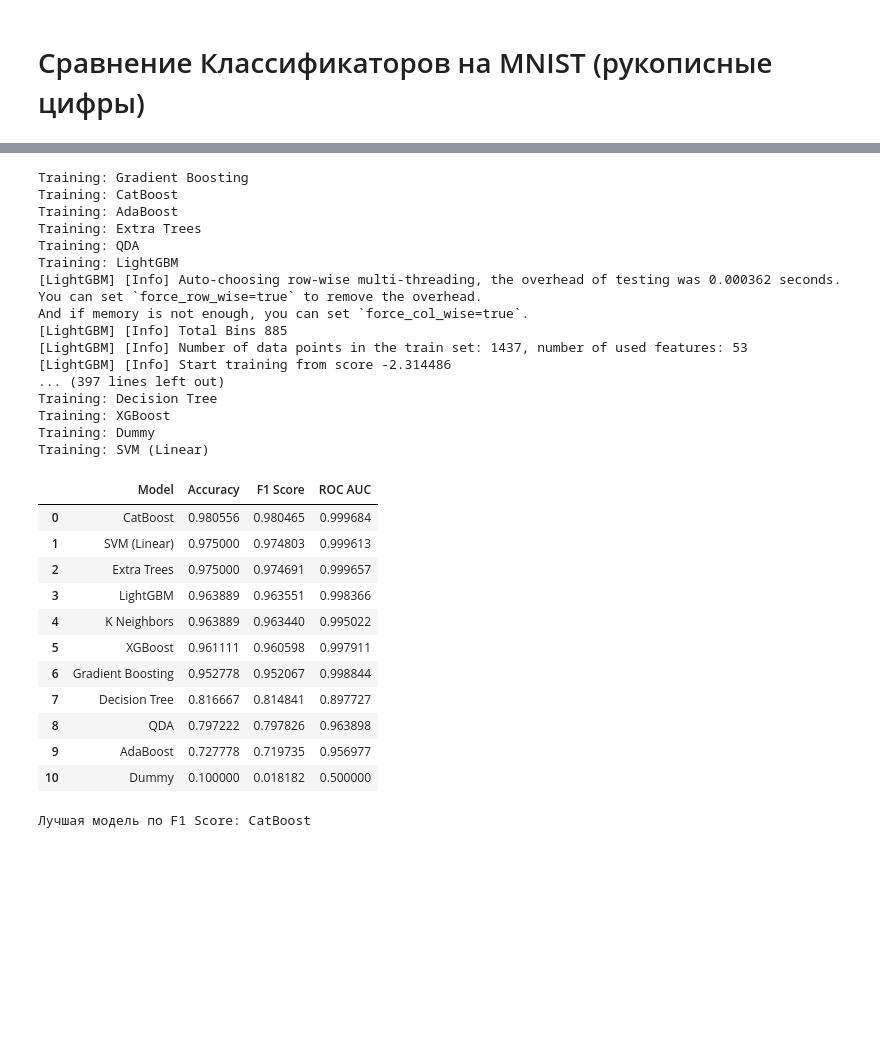
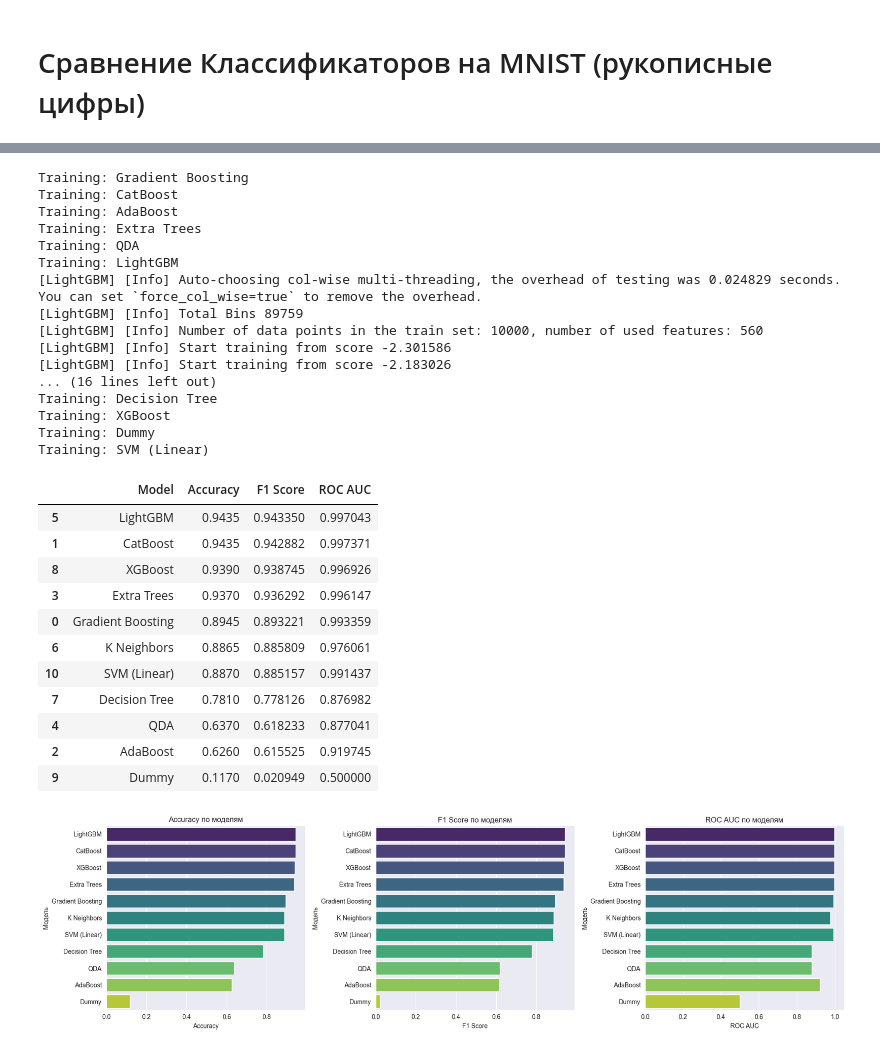
Before and after one commit to Mkspulemet/Belhard, a Jupyter notebook: hw4/mnist_classifiers_comparison1.ipynb, the cells around one changed output, grey strips where cells are left out. Cells and saved outputs as stored; diff of their text form; code cells hidden in the pictures; blank space fills up the shorter version.

```diff
--- a/hw4/mnist_classifiers_comparison1.ipynb
+++ b/hw4/mnist_classifiers_comparison1.ipynb
@@ -66,69 +66,77 @@ models = {
     "SVM (Linear)": SVC(kernel='linear', probability=True, random_state=42)
 }
 # %%
-# Обучение и сравнение моделей
 results = []
+
 for name, model in models.items():
-    print(f'Training: {name}')
-    if name == 'QDA':
+    print(f"Training: {name}")
+    if name == "QDA":
         model.fit(X_train, y_train)
         y_pred = model.predict(X_test)
         y_proba = model.predict_proba(X_test)
     else:
         model.fit(X_train_scaled, y_train)
         y_pred = model.predict(X_test_scaled)
         y_proba = model.predict_proba(X_test_scaled)
+
     acc = accuracy_score(y_test, y_pred)
     f1 = f1_score(y_test, y_pred, average='macro')
+
     try:
         roc = roc_auc_score(y_test, y_proba, multi_class='ovo', average='macro')
     except:
         roc = np.nan
+
     results.append({
         "Model": name,
         "Accuracy": acc,
         "F1 Score": f1,
         "ROC AUC": roc
     })
+
+df_results = pd.DataFrame(results).sort_values(by="F1 Score", ascending=False)
+display(df_results)
+
+# 6. Визуализация результатов
+fig, axes = plt.subplots(1, 3, figsize=(18, 5))
+metrics = ["Accuracy", "F1 Score", "ROC AUC"]
+
+for ax, metric in zip(axes, metrics):
+    sns.barplot(data=df_results, x=metric, y="Model", ax=ax, palette="viridis")
+    ax.set_title(f"{metric} по моделям")
+    ax.set_xlabel(metric)
+    ax.set_ylabel("Модель")
+
+plt.tight_layout()
+plt.show()
 # %% [output]
 Training: Gradient Boosting
 Training: CatBoost
 Training: AdaBoost
 Training: Extra Trees
 Training: QDA
 Training: LightGBM
-[LightGBM] [Info] Auto-choosing row-wise multi-threading, the overhead of testing was 0.000362 seconds.
-You can set `force_row_wise=true` to remove the overhead.
-And if memory is not enough, you can set `force_col_wise=true`.
-[LightGBM] [Info] Total Bins 885
-[LightGBM] [Info] Number of data points in the train set: 1437, number of used features: 53
-[LightGBM] [Info] Start training from score -2.314486
-... (397 lines left out)
+[LightGBM] [Info] Auto-choosing col-wise multi-threading, the overhead of testing was 0.024829 seconds.
+You can set `force_col_wise=true` to remove the overhead.
+[LightGBM] [Info] Total Bins 89759
+[LightGBM] [Info] Number of data points in the train set: 10000, number of used features: 560
+[LightGBM] [Info] Start training from score -2.301586
+[LightGBM] [Info] Start training from score -2.183026
+... (16 lines left out)
 Training: Decision Tree
 Training: XGBoost
 Training: Dummy
 Training: SVM (Linear)
+|  | Model | Accuracy | F1 Score | ROC AUC |
+| 5 | LightGBM | 0.9435 | 0.943350 | 0.997043 |
+| 1 | CatBoost | 0.9435 | 0.942882 | 0.997371 |
+| 8 | XGBoost | 0.9390 | 0.938745 | 0.996926 |
+| 3 | Extra Trees | 0.9370 | 0.936292 | 0.996147 |
+| 0 | Gradient Boosting | 0.8945 | 0.893221 | 0.993359 |
+| 6 | K Neighbors | 0.8865 | 0.885809 | 0.976061 |
+| 10 | SVM (Linear) | 0.8870 | 0.885157 | 0.991437 |
+| 7 | Decision Tree | 0.7810 | 0.778126 | 0.876982 |
+| 4 | QDA | 0.6370 | 0.618233 | 0.877041 |
+| 2 | AdaBoost | 0.6260 | 0.615525 | 0.919745 |
+| 9 | Dummy | 0.1170 | 0.020949 | 0.500000 |
+[figure, added]
-# %%
-# Таблица результатов
-df_results = pd.DataFrame(results)
-df_results_sorted = df_results.sort_values(by='F1 Score', ascending=False).reset_index(drop=True)
-df_results_sorted
-# %% [output]
-|  | Model | Accuracy | F1 Score | ROC AUC |
-| 0 | CatBoost | 0.980556 | 0.980465 | 0.999684 |
-| 1 | SVM (Linear) | 0.975000 | 0.974803 | 0.999613 |
-| 2 | Extra Trees | 0.975000 | 0.974691 | 0.999657 |
-| 3 | LightGBM | 0.963889 | 0.963551 | 0.998366 |
-| 4 | K Neighbors | 0.963889 | 0.963440 | 0.995022 |
-| 5 | XGBoost | 0.961111 | 0.960598 | 0.997911 |
-| 6 | Gradient Boosting | 0.952778 | 0.952067 | 0.998844 |
-| 7 | Decision Tree | 0.816667 | 0.814841 | 0.897727 |
-| 8 | QDA | 0.797222 | 0.797826 | 0.963898 |
-| 9 | AdaBoost | 0.727778 | 0.719735 | 0.956977 |
-| 10 | Dummy | 0.100000 | 0.018182 | 0.500000 |
-# %%
-# Лучшая модель
-best_model_name = df_results_sorted.iloc[0]['Model']
-print(f'Лучшая модель по F1 Score: {best_model_name}')
-# %% [output]
-Лучшая модель по F1 Score: CatBoost
```
Also changed, not shown: parts of 5 cells of this notebook, 15 other files.
